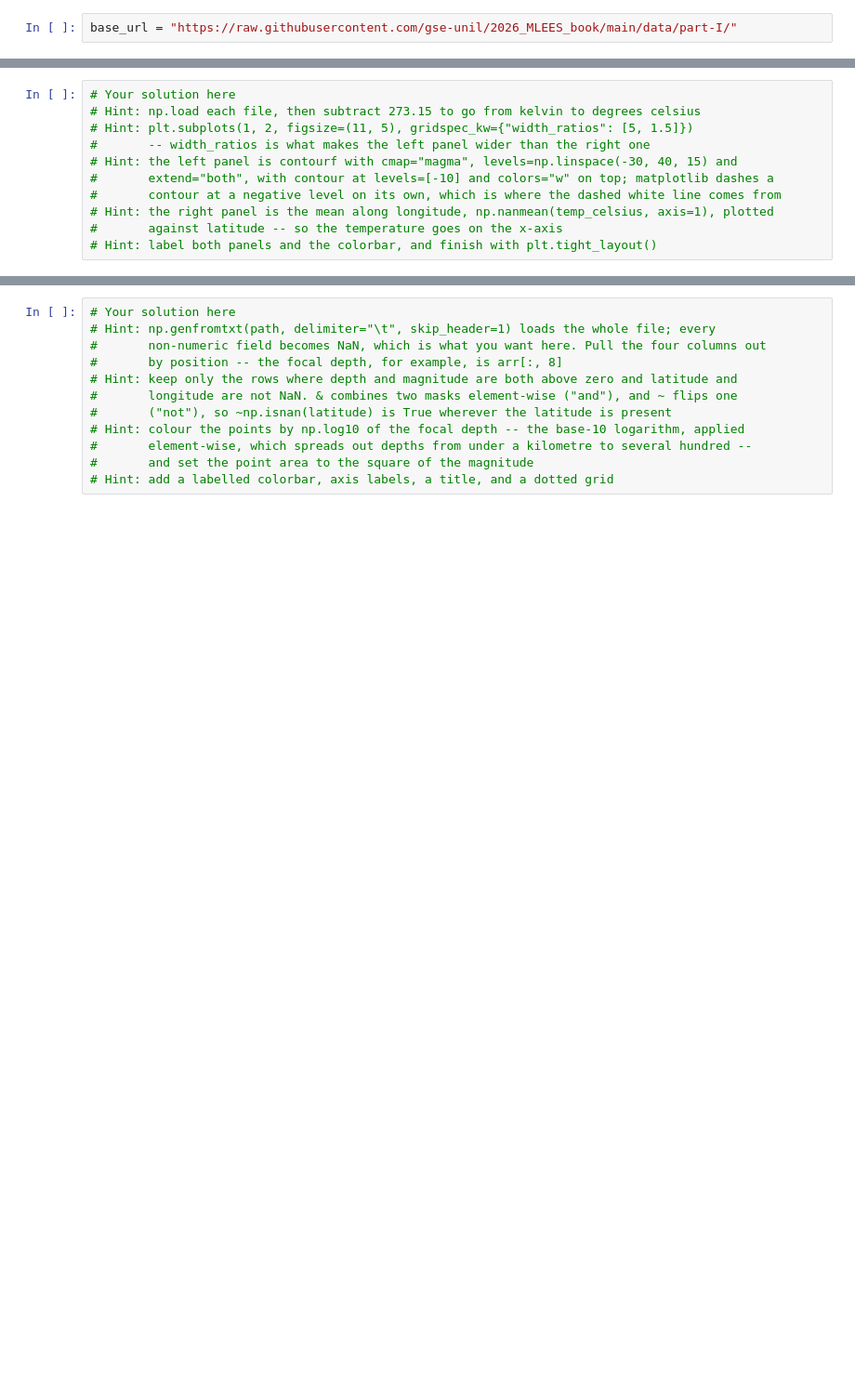
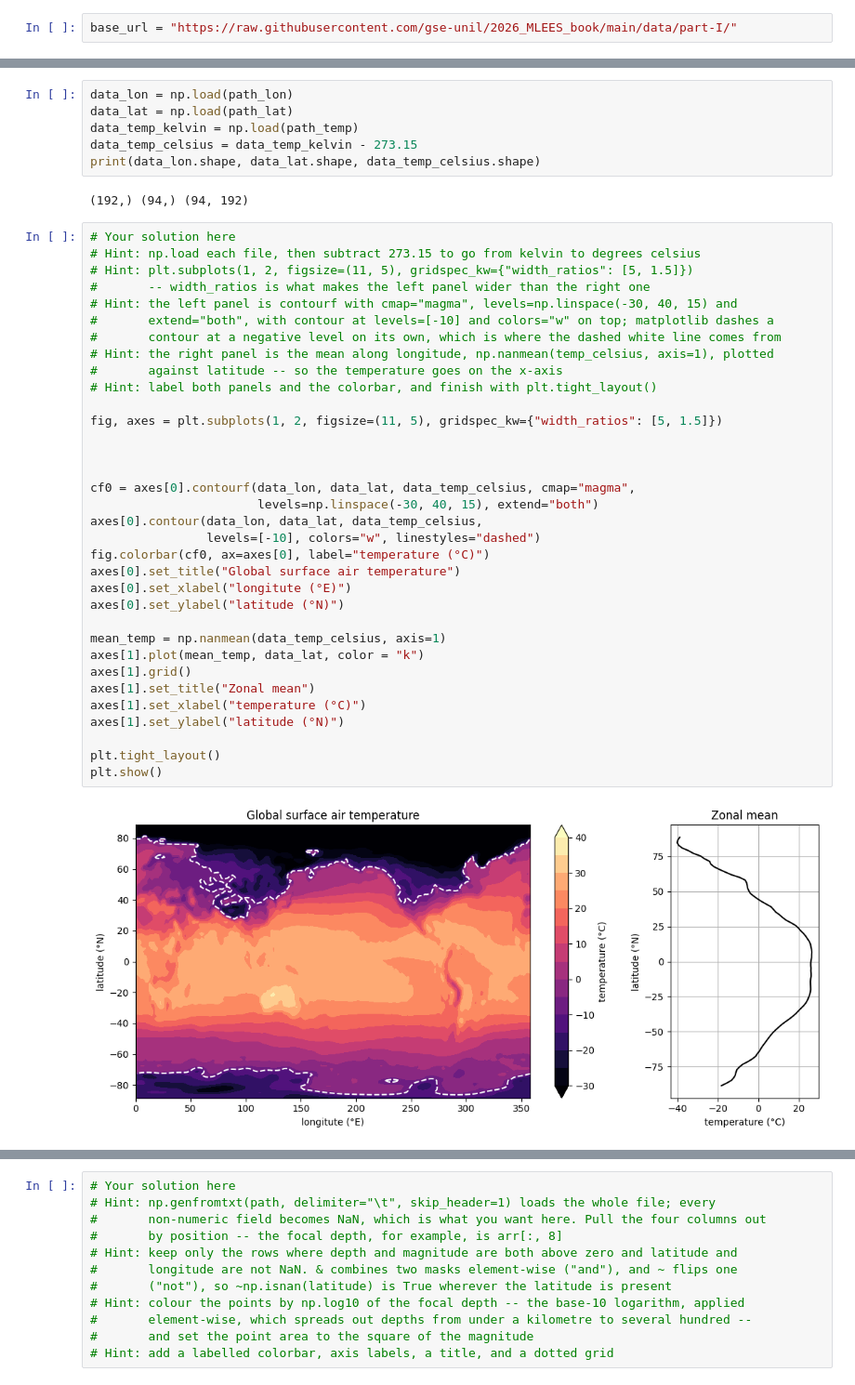
Before and after one commit to Lorena-garciamorais/2026_Intro_Python, a Jupyter notebook: live/part-I/1.4-matplotlib-and-xarray-exercises.ipynb, the cells around one changed output, grey strips where cells are left out. Shown at 93% size. Saved outputs shown, nothing was run; the diff lists cells and outputs as text; blank space fills up the shorter version.

```diff
--- a/live/part-I/1.4-matplotlib-and-xarray-exercises.ipynb
+++ b/live/part-I/1.4-matplotlib-and-xarray-exercises.ipynb
@@ -451,14 +493,47 @@ Downloading data from 'https://raw.githubusercontent.com/gse-unil/2026_MLEES_boo
+# %%
+data_lon = np.load(path_lon)
+data_lat = np.load(path_lat)
+data_temp_kelvin = np.load(path_temp)
+data_temp_celsius = data_temp_kelvin - 273.15
+print(data_lon.shape, data_lat.shape, data_temp_celsius.shape)
+# %% [output]
+(192,) (94,) (94, 192)
 # %%
 # Your solution here
 # Hint: np.load each file, then subtract 273.15 to go from kelvin to degrees celsius
 # Hint: plt.subplots(1, 2, figsize=(11, 5), gridspec_kw={"width_ratios": [5, 1.5]})
 #       -- width_ratios is what makes the left panel wider than the right one
 # Hint: the left panel is contourf with cmap="magma", levels=np.linspace(-30, 40, 15) and
 #       extend="both", with contour at levels=[-10] and colors="w" on top; matplotlib dashes a
 #       contour at a negative level on its own, which is where the dashed white line comes from
 # Hint: the right panel is the mean along longitude, np.nanmean(temp_celsius, axis=1), plotted
 #       against latitude -- so the temperature goes on the x-axis
 # Hint: label both panels and the colorbar, and finish with plt.tight_layout()
+
+fig, axes = plt.subplots(1, 2, figsize=(11, 5), gridspec_kw={"width_ratios": [5, 1.5]})
+
+
+
+cf0 = axes[0].contourf(data_lon, data_lat, data_temp_celsius, cmap="magma",
+                       levels=np.linspace(-30, 40, 15), extend="both")
+axes[0].contour(data_lon, data_lat, data_temp_celsius,
+                levels=[-10], colors="w", linestyles="dashed")
+fig.colorbar(cf0, ax=axes[0], label="temperature (°C)")
+axes[0].set_title("Global surface air temperature")
+axes[0].set_xlabel("longitute (°E)")
+axes[0].set_ylabel("latitude (°N)")
+
+mean_temp = np.nanmean(data_temp_celsius, axis=1)
+axes[1].plot(mean_temp, data_lat, color = "k")
+axes[1].grid()
+axes[1].set_title("Zonal mean")
+axes[1].set_xlabel("temperature (°C)")
+axes[1].set_ylabel("latitude (°N)")
+
+plt.tight_layout()
+plt.show()
+# %% [output]
+[figure, added]
 # %% [markdown]
 ## Exercise 20: Historic significant earthquakes
 
```
Also changed, not shown: parts of 7 cells of this notebook.
